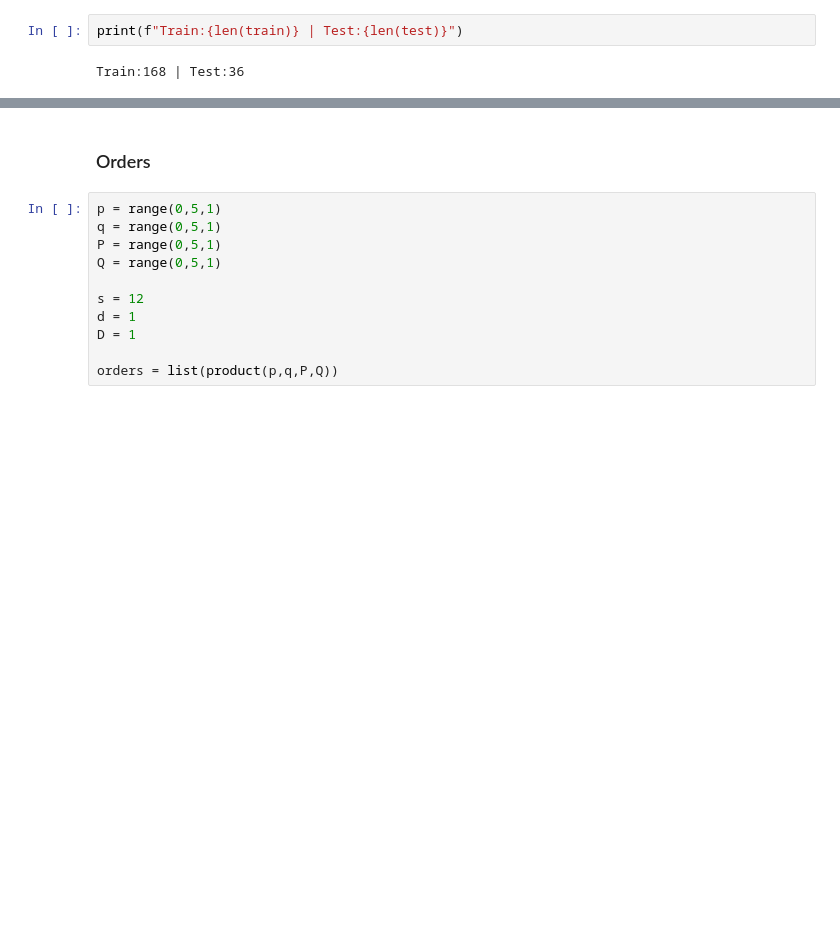
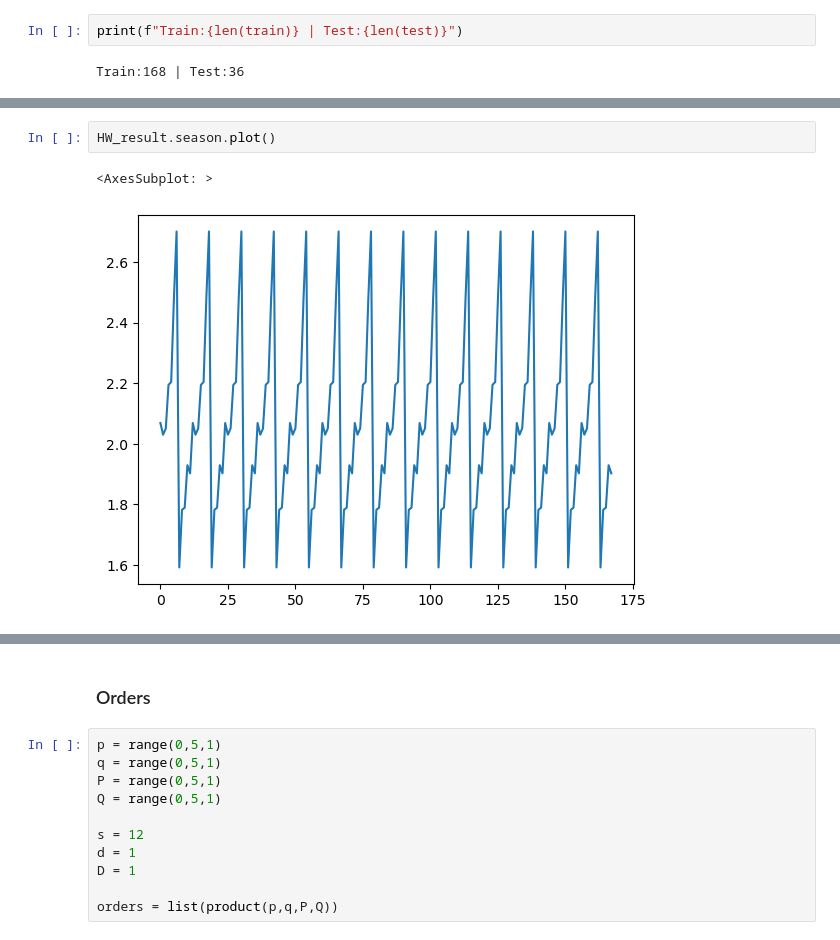
Before and after one commit to MrX1710/Projects, a Jupyter notebook: AntiDiab_AU_TS/Anti_diab_TS.ipynb, the cells around one changed output, grey strips where cells are left out. Cells and saved outputs as stored; diff of their text form; blank space fills up the shorter version.

```diff
--- a/AntiDiab_AU_TS/Anti_diab_TS.ipynb
+++ b/AntiDiab_AU_TS/Anti_diab_TS.ipynb
@@ -186,0 +212,5 @@ from joblib import Parallel, delayed
+# %%
+HW_result.season.plot()
+# %% [output]
+<AxesSubplot: >
+[figure, added]
```
Also changed, not shown: parts of 15 cells of this notebook.
